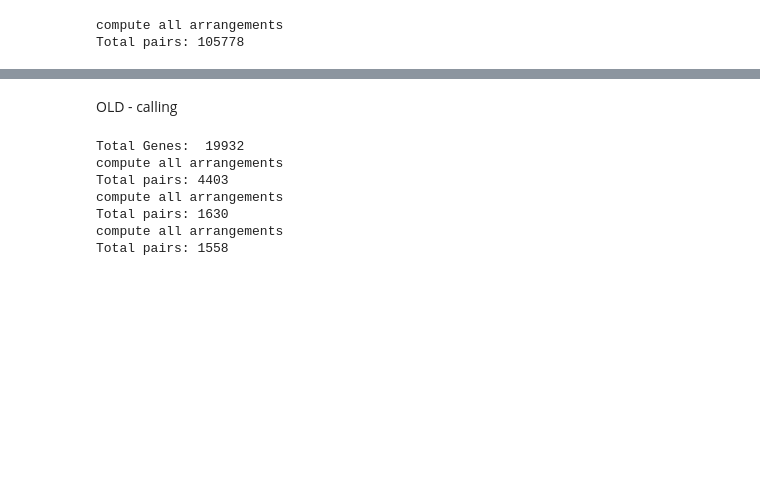
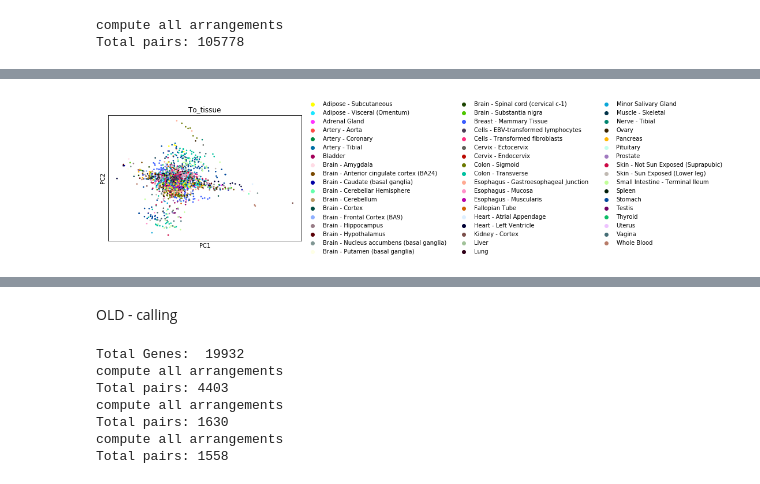
Before and after one commit to gagneurlab/rep, a Jupyter notebook: notebooks/preprocessing/5_crossmatrix_gtex.ipynb, the cells around one changed output, grey strips where cells are left out. Drawn from its saved outputs; the diff is of its cells as text; code cells hidden in the pictures; blank space fills up the shorter version.

```diff
--- a/notebooks/preprocessing/5_crossmatrix_gtex.ipynb
+++ b/notebooks/preprocessing/5_crossmatrix_gtex.ipynb
@@ -84,0 +124,5 @@ Total pairs: 105778
+# %%
+Y_train_targets =  sc.tl.pca(Y_train_targets, copy=True)
+sc.pl.pca_scatter(Y_train_targets, color='To_tissue',components=['1,2'])
+# %% [output]
+[figure, added]
```
Also changed, not shown: parts of 20 cells of this notebook, 36 other files.
